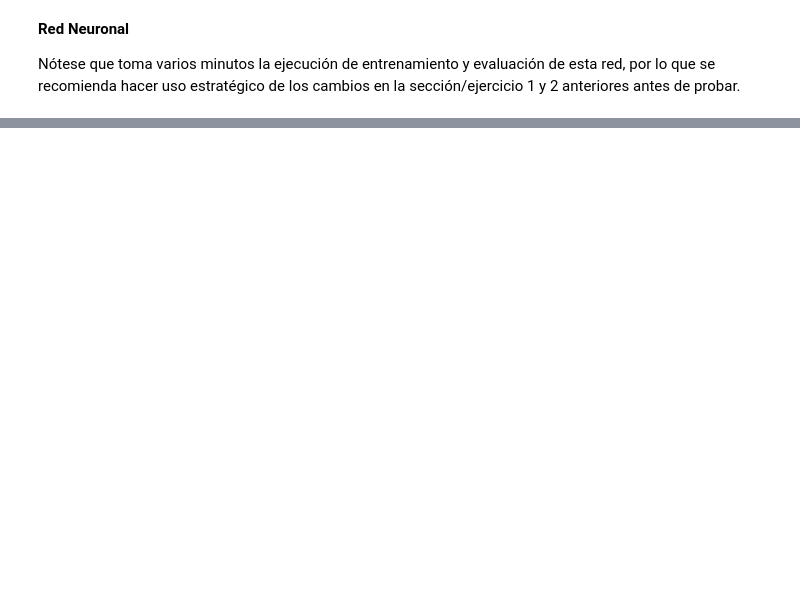
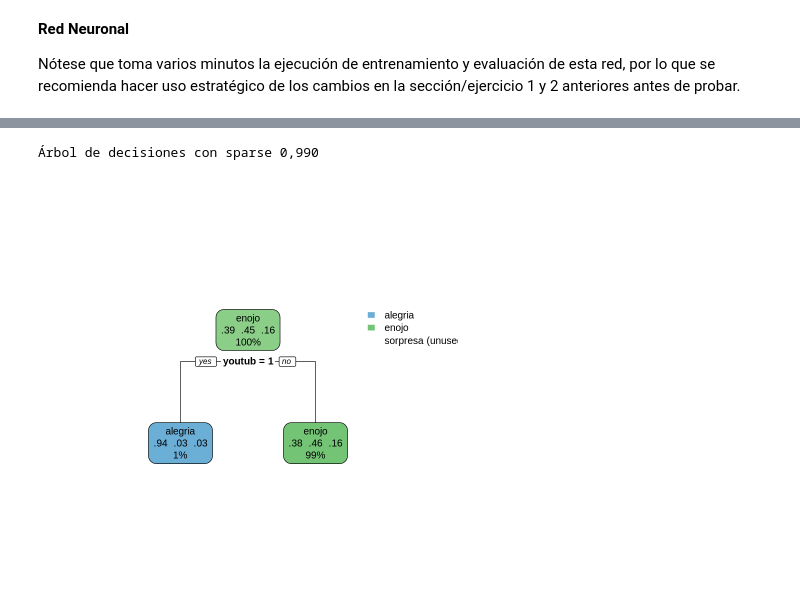
Before and after one commit to NestorPatricio/Diplomado_Big_Data_Data_Science, a Jupyter notebook: Fundamentos y aplicaciones de Machine Learning y Deep Learning/Ejercicios/Ejercicio_3_NLP_para_análisis_de_emociones_Resuelto.ipynb, the cells around one changed output, grey strips where cells are left out. Cells and saved outputs as stored; diff of their text form; code cells hidden in the pictures; blank space fills up the shorter version.

```diff
--- a/Fundamentos y aplicaciones de Machine Learning y Deep Learning/Ejercicios/Ejercicio_3_NLP_para_análisis_de_emociones_Resuelto.ipynb
+++ b/Fundamentos y aplicaciones de Machine Learning y Deep Learning/Ejercicios/Ejercicio_3_NLP_para_análisis_de_emociones_Resuelto.ipynb
@@ -376,0 +556,17 @@ Balanced Accuracy            0.5628       0.5429         0.55805
+# %%
+# Generación de los datasets de entrenamiento y validación con sparse > 0.990.
+set.seed(12345)
+ratio_3 <- sample(nrow(corpus.procesado_3), nrow(corpus.procesado_3) * 0.70)
+training.set_3 = corpus.procesado_3[ratio_3, ]
+testing.set_3 = corpus.procesado_3[-ratio_3, ]
+cat("Dimensiones de los datasets de entrenamiento/validación con sparse 0,990.")
+dim(training.set_3)
+dim(testing.set_3)
+
+# Generación de los datasets de entrenamiento y validación con sparse > 0.998.
+ratio_4 <- sample(nrow(corpus.procesado_4), nrow(corpus.procesado_4) * 0.70)
+training.set_4 = corpus.procesado_4[ratio_4, ]
+testing.set_4 = corpus.procesado_4[-ratio_4, ]
+cat("\nDimensiones de los datasets de entrenamiento/validación con sparse 0,998.")
+dim(training.set_4)
+dim(testing.set_4)
@@ -376,0 +580,13 @@ Balanced Accuracy            0.5628       0.5429         0.55805
+# %%
+# Árbol de decisión con sparce > 0,990
+set.seed(12345)
+DT_model_3 <- rpart(
+  formula = emoción ~ .,
+  data = training.set_3,
+  method = "class",
+  minbucket = 20
+)
+DT_predictTesting_3 <- predict(DT_model_3, testing.set_3, type = "class")
+cat("************* Resultados Árbol de Decisión - Testing *************\n")
+cat("************** Corpus normalizado y Sparce > 0,990 ***************\n")
+confusionMatrix(DT_predictTesting_3, as.factor(testing.set_3$emoción))
@@ -376,0 +646,7 @@ Balanced Accuracy            0.5628       0.5429         0.55805
+# %%
+#install.packages("rpart.plot")
+cat("Árbol de decisiones con sparse 0,990\n")
+rpart.plot::rpart.plot(DT_model_3)
+# %% [output]
+Árbol de decisiones con sparse 0,990
+[figure, added]
```
Also changed, not shown: parts of 37 cells of this notebook, 10 other files.
